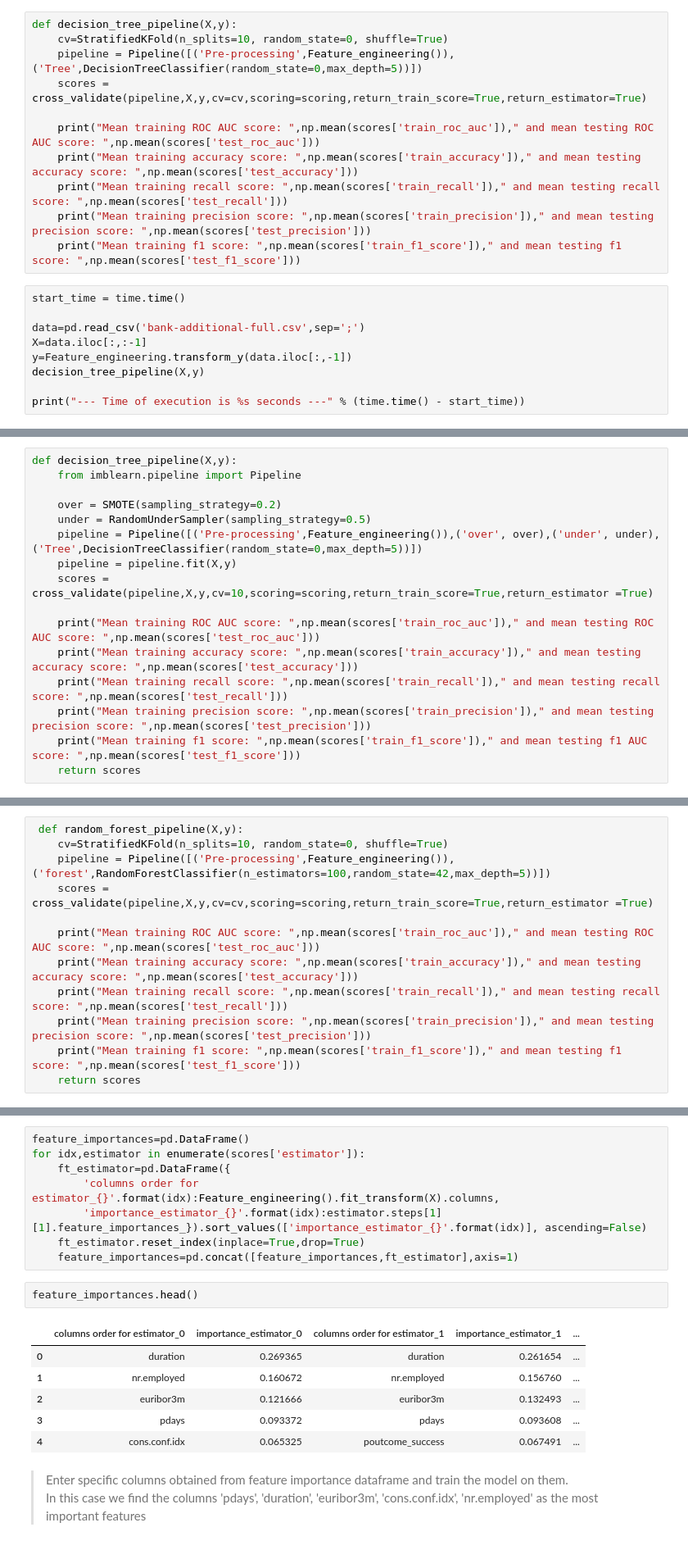
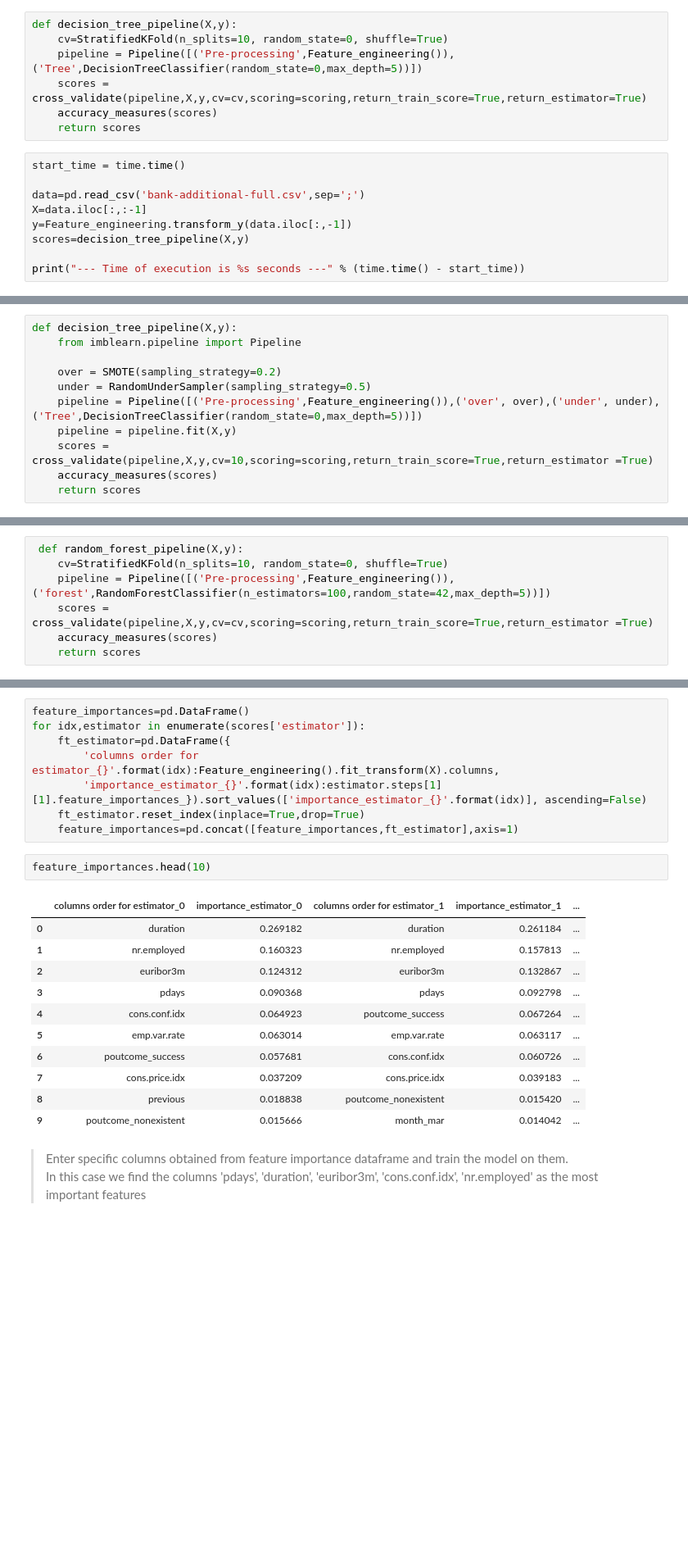
Before and after one commit to sidarora1990/Bank_Marketing_Dataset_Machine_Learning_Project, a Jupyter notebook: ML_pipeline.ipynb, the cells around one changed output, grey strips where cells are left out. Shown at 82% size. Drawn from its saved outputs; the diff is of its cells as text; blank space fills up the shorter version.

Commit message:
Ipython notebook for pipeline

```diff
--- a/ML_pipeline.ipynb
+++ b/ML_pipeline.ipynb
@@ -172,19 +179,15 @@ def decision_tree_pipeline(X,y):
     cv=StratifiedKFold(n_splits=10, random_state=0, shuffle=True)
     pipeline = Pipeline([('Pre-processing',Feature_engineering()),('Tree',DecisionTreeClassifier(random_state=0,max_depth=5))])
     scores = cross_validate(pipeline,X,y,cv=cv,scoring=scoring,return_train_score=True,return_estimator=True)
-
-    print("Mean training ROC AUC score: ",np.mean(scores['train_roc_auc'])," and mean testing ROC AUC score: ",np.mean(scores['test_roc_auc']))
-    print("Mean training accuracy score: ",np.mean(scores['train_accuracy'])," and mean testing accuracy score: ",np.mean(scores['test_accuracy']))
-    print("Mean training recall score: ",np.mean(scores['train_recall'])," and mean testing recall score: ",np.mean(scores['test_recall']))
-    print("Mean training precision score: ",np.mean(scores['train_precision'])," and mean testing precision score: ",np.mean(scores['test_precision']))
-    print("Mean training f1 score: ",np.mean(scores['train_f1_score'])," and mean testing f1 score: ",np.mean(scores['test_f1_score']))
+    accuracy_measures(scores)
+    return scores
 # %%
 start_time = time.time()
 
 data=pd.read_csv('bank-additional-full.csv',sep=';')
 X=data.iloc[:,:-1]
 y=Feature_engineering.transform_y(data.iloc[:,-1])
-decision_tree_pipeline(X,y)
+scores=decision_tree_pipeline(X,y)
 
 print("--- Time of execution is %s seconds ---" % (time.time() - start_time))
 # %% [output]
@@ -205,12 +208,7 @@ def decision_tree_pipeline(X,y):
     pipeline = Pipeline([('Pre-processing',Feature_engineering()),('over', over),('under', under),('Tree',DecisionTreeClassifier(random_state=0,max_depth=5))])
     pipeline = pipeline.fit(X,y)
     scores = cross_validate(pipeline,X,y,cv=10,scoring=scoring,return_train_score=True,return_estimator =True)
-
-    print("Mean training ROC AUC score: ",np.mean(scores['train_roc_auc'])," and mean testing ROC AUC score: ",np.mean(scores['test_roc_auc']))
-    print("Mean training accuracy score: ",np.mean(scores['train_accuracy'])," and mean testing accuracy score: ",np.mean(scores['test_accuracy']))
-    print("Mean training recall score: ",np.mean(scores['train_recall'])," and mean testing recall score: ",np.mean(scores['test_recall']))
-    print("Mean training precision score: ",np.mean(scores['train_precision'])," and mean testing precision score: ",np.mean(scores['test_precision']))
-    print("Mean training f1 score: ",np.mean(scores['train_f1_score'])," and mean testing f1 AUC score: ",np.mean(scores['test_f1_score']))
+    accuracy_measures(scores)
     return scores
 # %%
 start_time = time.time()
@@ -234,12 +232,7 @@ Mean training f1 score:  0.6392123790892849  and mean testing f1 AUC score:  0.2
     cv=StratifiedKFold(n_splits=10, random_state=0, shuffle=True)
     pipeline = Pipeline([('Pre-processing',Feature_engineering()),('forest',RandomForestClassifier(n_estimators=100,random_state=42,max_depth=5))])
     scores = cross_validate(pipeline,X,y,cv=cv,scoring=scoring,return_train_score=True,return_estimator =True)
-
-    print("Mean training ROC AUC score: ",np.mean(scores['train_roc_auc'])," and mean testing ROC AUC score: ",np.mean(scores['test_roc_auc']))
-    print("Mean training accuracy score: ",np.mean(scores['train_accuracy'])," and mean testing accuracy score: ",np.mean(scores['test_accuracy']))
-    print("Mean training recall score: ",np.mean(scores['train_recall'])," and mean testing recall score: ",np.mean(scores['test_recall']))
-    print("Mean training precision score: ",np.mean(scores['train_precision'])," and mean testing precision score: ",np.mean(scores['test_precision']))
-    print("Mean training f1 score: ",np.mean(scores['train_f1_score'])," and mean testing f1 score: ",np.mean(scores['test_f1_score']))
+    accuracy_measures(scores)
     return scores
 # %% [markdown]
 Initially, use all the columns to fit the model
@@ -270,14 +316,19 @@ for idx,estimator in enumerate(scores['estimator']):
     ft_estimator.reset_index(inplace=True,drop=True)
     feature_importances=pd.concat([feature_importances,ft_estimator],axis=1)
 # %%
-feature_importances.head()
+feature_importances.head(10)
 # %% [output]
 |  | columns order for estimator_0 | importance_estimator_0 | columns order for estimator_1 | importance_estimator_1 | ... |
-| 0 | duration | 0.269365 | duration | 0.261654 | ... |
-| 1 | nr.employed | 0.160672 | nr.employed | 0.156760 | ... |
-| 2 | euribor3m | 0.121666 | euribor3m | 0.132493 | ... |
-| 3 | pdays | 0.093372 | pdays | 0.093608 | ... |
-| 4 | cons.conf.idx | 0.065325 | poutcome_success | 0.067491 | ... |
+| 0 | duration | 0.269182 | duration | 0.261184 | ... |
+| 1 | nr.employed | 0.160323 | nr.employed | 0.157813 | ... |
+| 2 | euribor3m | 0.124312 | euribor3m | 0.132867 | ... |
+| 3 | pdays | 0.090368 | pdays | 0.092798 | ... |
+| 4 | cons.conf.idx | 0.064923 | poutcome_success | 0.067264 | ... |
+| 5 | emp.var.rate | 0.063014 | emp.var.rate | 0.063117 | ... |
+| 6 | poutcome_success | 0.057681 | cons.conf.idx | 0.060726 | ... |
+| 7 | cons.price.idx | 0.037209 | cons.price.idx | 0.039183 | ... |
+| 8 | previous | 0.018838 | poutcome_nonexistent | 0.015420 | ... |
+| 9 | poutcome_nonexistent | 0.015666 | month_mar | 0.014042 | ... |
 # %% [markdown]
 <blockquote>Enter specific columns obtained from feature importance dataframe and train the model on them.
 <p>In this case we find the columns 'pdays', 'duration', 'euribor3m', 'cons.conf.idx', 'nr.employed' as the most important features</p></blockquote>
```
Also changed, not shown: parts of 12 cells of this notebook.
